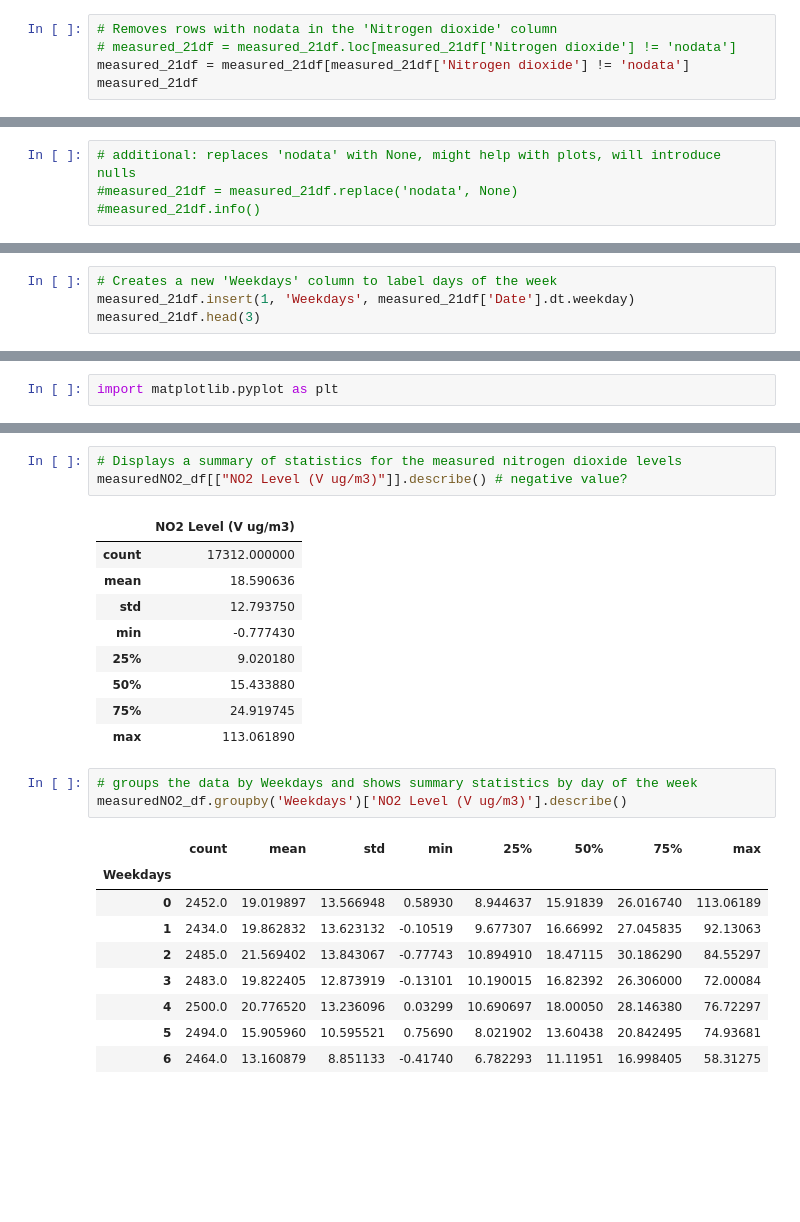
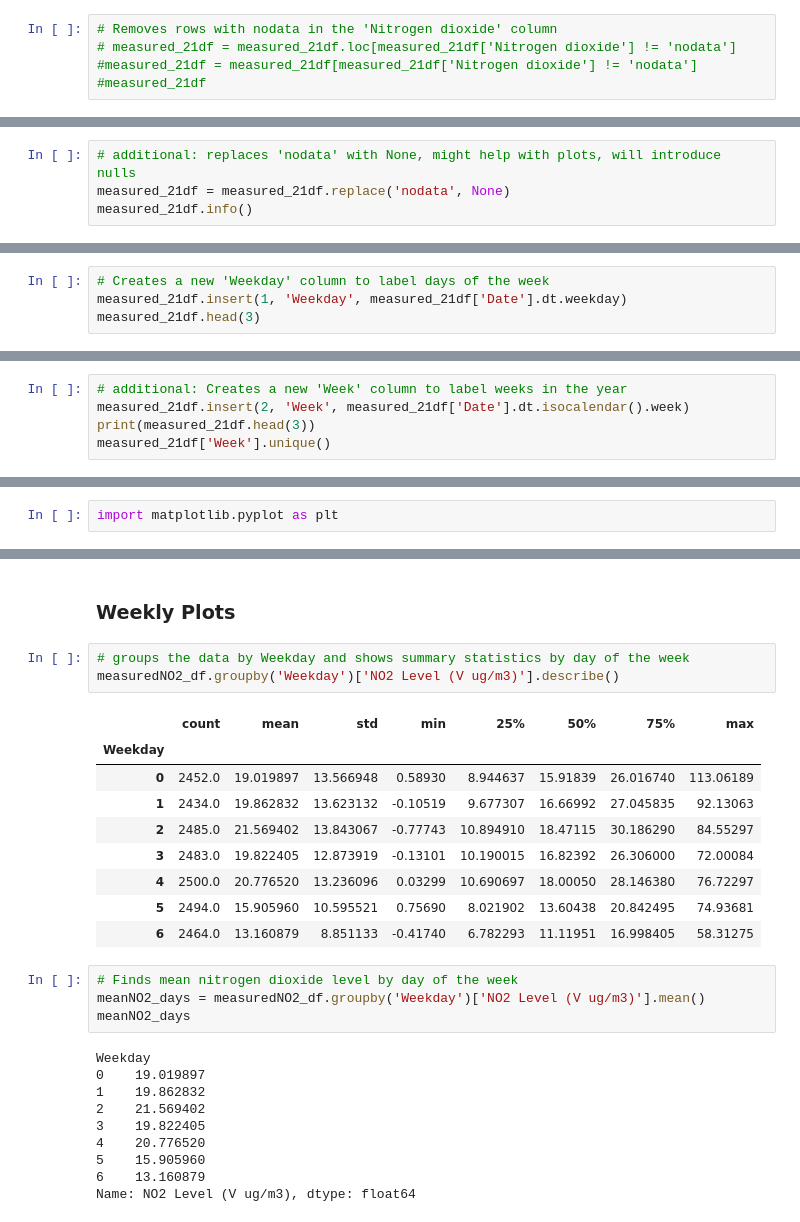
Before and after one commit to deliabel/CodeDivisionWorksheets, a Jupyter notebook: Air_Quality_Project.ipynb, the cells around one changed output, grey strips where cells are left out. Saved outputs shown, nothing was run; the diff lists cells and outputs as text; blank space fills up the shorter version.

```diff
--- a/Air_Quality_Project.ipynb
+++ b/Air_Quality_Project.ipynb
@@ -289,5 +322,5 @@ measured_21df.tail(26)
 # %%
 # Removes rows with nodata in the 'Nitrogen dioxide' column
 # measured_21df = measured_21df.loc[measured_21df['Nitrogen dioxide'] != 'nodata']
-measured_21df = measured_21df[measured_21df['Nitrogen dioxide'] != 'nodata']
-measured_21df
+#measured_21df = measured_21df[measured_21df['Nitrogen dioxide'] != 'nodata']
+#measured_21df
@@ -314,4 +331,4 @@ measured_21df_check
 # %%
 # additional: replaces 'nodata' with None, might help with plots, will introduce nulls
-#measured_21df = measured_21df.replace('nodata', None)
-#measured_21df.info()
+measured_21df = measured_21df.replace('nodata', None)
+measured_21df.info()
@@ -361,5 +390,5 @@ measured_21df
 # %%
-# Creates a new 'Weekdays' column to label days of the week
-measured_21df.insert(1, 'Weekdays', measured_21df['Date'].dt.weekday)
+# Creates a new 'Weekday' column to label days of the week
+measured_21df.insert(1, 'Weekday', measured_21df['Date'].dt.weekday)
 measured_21df.head(3)
 # %% [output]
@@ -373,2 +402,7 @@ measured_21df['Weekdays'].unique()
 # %% [output]
 array([4, 5, 6, 0, 1, 2, 3])
+# %%
+# additional: Creates a new 'Week' column to label weeks in the year
+measured_21df.insert(2, 'Week', measured_21df['Date'].dt.isocalendar().week)
+print(measured_21df.head(3))
+measured_21df['Week'].unique()
@@ -416,27 +573,30 @@ plt.show()
+# %% [markdown]
+### Weekly Plots
 # %%
-# Displays a summary of statistics for the measured nitrogen dioxide levels
-measuredNO2_df[["NO2 Level (V ug/m3)"]].describe() # negative value?
+# groups the data by Weekday and shows summary statistics by day of the week
+measuredNO2_df.groupby('Weekday')['NO2 Level (V ug/m3)'].describe()
 # %% [output]
-|  | NO2 Level (V ug/m3) |
-| count | 17312.000000 |
-| mean | 18.590636 |
-| std | 12.793750 |
-| min | -0.777430 |
-| 25% | 9.020180 |
-| 50% | 15.433880 |
-| 75% | 24.919745 |
-| max | 113.061890 |
+|  | count | mean | std | min | 25% | 50% | 75% | max |
+| Weekday |  |  |  |  |  |  |  |  |
+| 0 | 2452.0 | 19.019897 | 13.566948 | 0.58930 | 8.944637 | 15.91839 | 26.016740 | 113.06189 |
+| 1 | 2434.0 | 19.862832 | 13.623132 | -0.10519 | 9.677307 | 16.66992 | 27.045835 | 92.13063 |
+| 2 | 2485.0 | 21.569402 | 13.843067 | -0.77743 | 10.894910 | 18.47115 | 30.186290 | 84.55297 |
+| 3 | 2483.0 | 19.822405 | 12.873919 | -0.13101 | 10.190015 | 16.82392 | 26.306000 | 72.00084 |
+| 4 | 2500.0 | 20.776520 | 13.236096 | 0.03299 | 10.690697 | 18.00050 | 28.146380 | 76.72297 |
+| 5 | 2494.0 | 15.905960 | 10.595521 | 0.75690 | 8.021902 | 13.60438 | 20.842495 | 74.93681 |
+| 6 | 2464.0 | 13.160879 | 8.851133 | -0.41740 | 6.782293 | 11.11951 | 16.998405 | 58.31275 |
 # %%
-# groups the data by Weekdays and shows summary statistics by day of the week
-measuredNO2_df.groupby('Weekdays')['NO2 Level (V ug/m3)'].describe()
+# Finds mean nitrogen dioxide level by day of the week
+meanNO2_days = measuredNO2_df.groupby('Weekday')['NO2 Level (V ug/m3)'].mean()
+meanNO2_days
 # %% [output]
-|  | count | mean | std | min | 25% | 50% | 75% | max |
-| Weekdays |  |  |  |  |  |  |  |  |
-| 0 | 2452.0 | 19.019897 | 13.566948 | 0.58930 | 8.944637 | 15.91839 | 26.016740 | 113.06189 |
-| 1 | 2434.0 | 19.862832 | 13.623132 | -0.10519 | 9.677307 | 16.66992 | 27.045835 | 92.13063 |
-| 2 | 2485.0 | 21.569402 | 13.843067 | -0.77743 | 10.894910 | 18.47115 | 30.186290 | 84.55297 |
-| 3 | 2483.0 | 19.822405 | 12.873919 | -0.13101 | 10.190015 | 16.82392 | 26.306000 | 72.00084 |
-| 4 | 2500.0 | 20.776520 | 13.236096 | 0.03299 | 10.690697 | 18.00050 | 28.146380 | 76.72297 |
-| 5 | 2494.0 | 15.905960 | 10.595521 | 0.75690 | 8.021902 | 13.60438 | 20.842495 | 74.93681 |
-| 6 | 2464.0 | 13.160879 | 8.851133 | -0.41740 | 6.782293 | 11.11951 | 16.998405 | 58.31275 |
+Weekday
+0    19.019897
+1    19.862832
+2    21.569402
+3    19.822405
+4    20.776520
+5    15.905960
+6    13.160879
+Name: NO2 Level (V ug/m3), dtype: float64
 # %%
```
Also changed, not shown: parts of 47 cells of this notebook.
